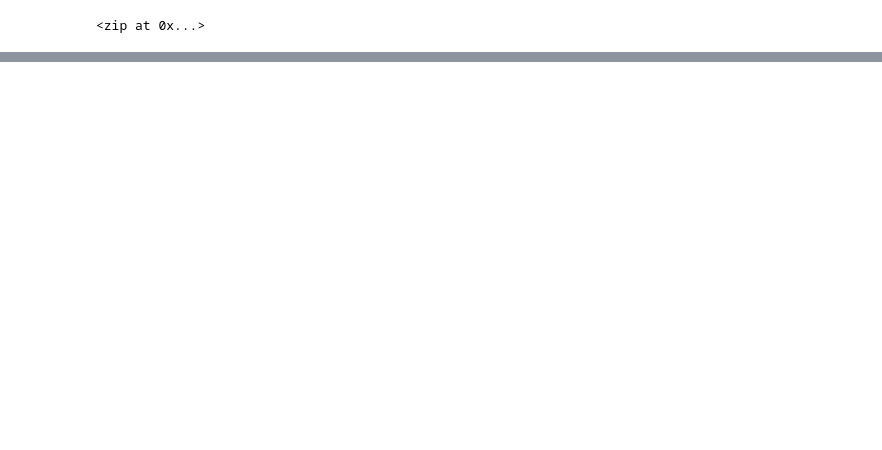
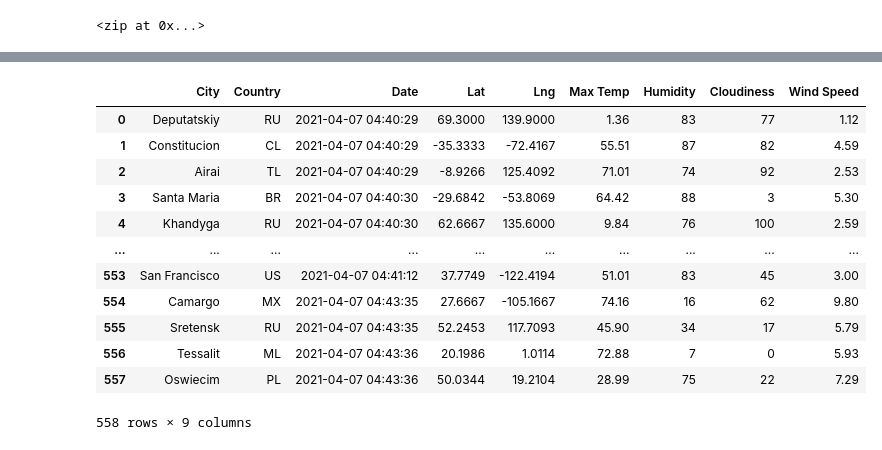
Before and after one commit to tjavaheripour/World_Weather_Analysis, a Jupyter notebook: WeatherPy.ipynb, the cells around one changed output, grey strips where cells are left out. Drawn from its saved outputs; the diff is of its cells as text; code cells hidden in the pictures; blank space fills up the shorter version.

```diff
--- a/WeatherPy.ipynb
+++ b/WeatherPy.ipynb
@@ -134,3 +134,24 @@ city_data_df.head(10)
+# %%
+# Reorder the column order
+new_column_order = ["City", "Country", "Date", "Lat","Lng", "Max Temp", "Humidity", "Cloudiness", "Wind Speed"]
+
+city_data_df = city_data_df[new_column_order]
+
+city_data_df
+# %% [output]
+|  | City | Country | Date | Lat | Lng | Max Temp | Humidity | Cloudiness | Wind Speed |
+| 0 | Deputatskiy | RU | 2021-04-07 04:40:29 | 69.3000 | 139.9000 | 1.36 | 83 | 77 | 1.12 |
+| 1 | Constitucion | CL | 2021-04-07 04:40:29 | -35.3333 | -72.4167 | 55.51 | 87 | 82 | 4.59 |
+| 2 | Airai | TL | 2021-04-07 04:40:29 | -8.9266 | 125.4092 | 71.01 | 74 | 92 | 2.53 |
+| 3 | Santa Maria | BR | 2021-04-07 04:40:30 | -29.6842 | -53.8069 | 64.42 | 88 | 3 | 5.30 |
+| 4 | Khandyga | RU | 2021-04-07 04:40:30 | 62.6667 | 135.6000 | 9.84 | 76 | 100 | 2.59 |
+| ... | ... | ... | ... | ... | ... | ... | ... | ... | ... |
+| 553 | San Francisco | US | 2021-04-07 04:41:12 | 37.7749 | -122.4194 | 51.01 | 83 | 45 | 3.00 |
+| 554 | Camargo | MX | 2021-04-07 04:43:35 | 27.6667 | -105.1667 | 74.16 | 16 | 62 | 9.80 |
+| 555 | Sretensk | RU | 2021-04-07 04:43:35 | 52.2453 | 117.7093 | 45.90 | 34 | 17 | 5.79 |
+| 556 | Tessalit | ML | 2021-04-07 04:43:36 | 20.1986 | 1.0114 | 72.88 | 7 | 0 | 5.93 |
+| 557 | Oswiecim | PL | 2021-04-07 04:43:36 | 50.0344 | 19.2104 | 28.99 | 75 | 22 | 7.29 |
+558 rows × 9 columns
 # %%
 # Create the output file (CSV).
 output_data_file = "weather_data/cities.csv"
```
Also changed, not shown: parts of 5 cells of this notebook, 3 other files.
